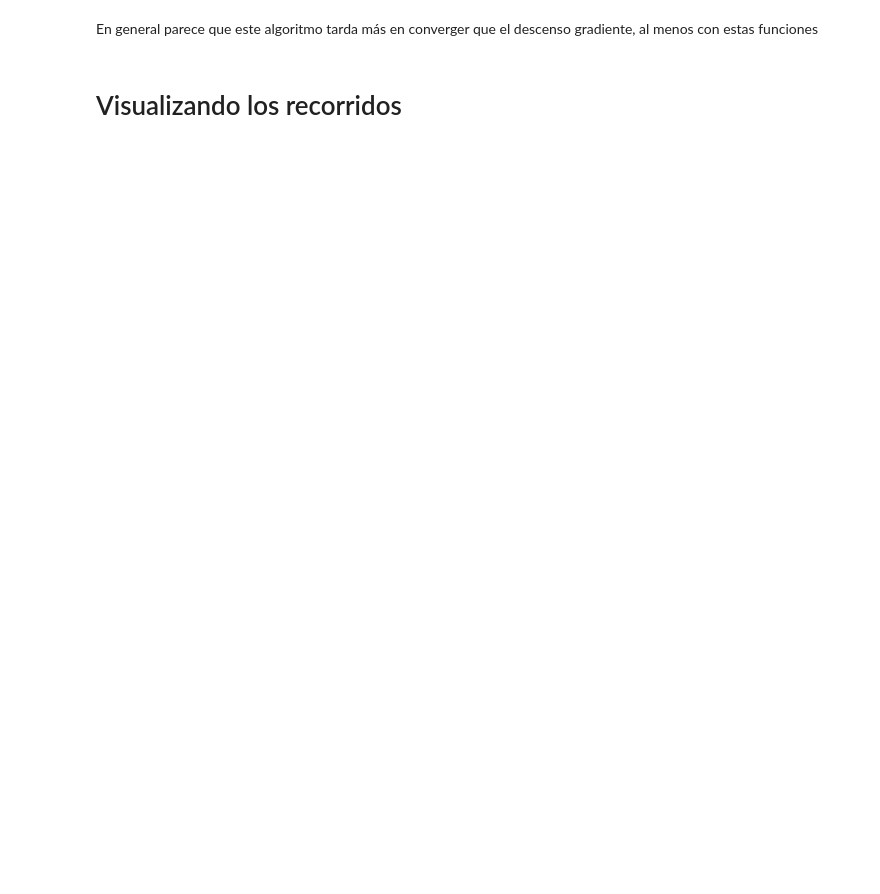
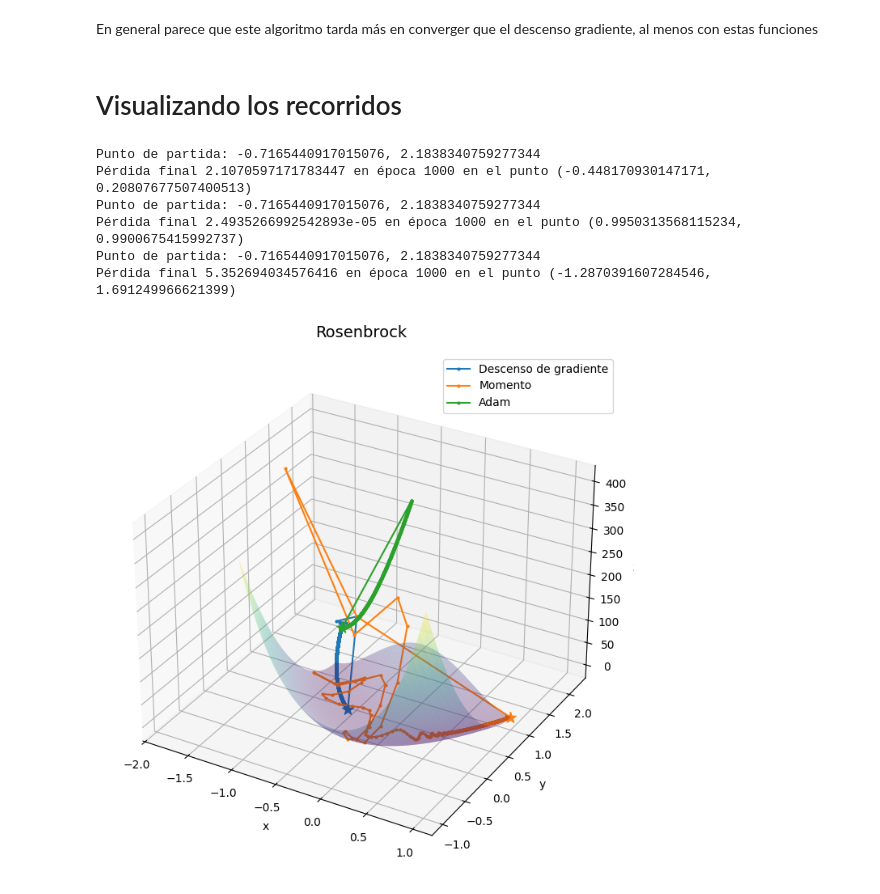
Before and after one commit to Kauboimausu/gd-momentum_gd-adam, a Jupyter notebook: practica03.ipynb, the cells around one changed output. Saved outputs shown, nothing was run; the diff lists cells and outputs as text; code cells hidden in the pictures; blank space fills up the shorter version.

```diff
--- a/practica03.ipynb
+++ b/practica03.ipynb
@@ -89,7 +89,7 @@ array([-1.41864486, -0.0642408 ])
 # %% [markdown]
 # Descenso de gradiente
 # %%
-def gd(punto_partida, criterio, lr=1e-3, n_epocas=100):
+def gd(punto_partida, criterio, lr=1e-3, n_epocas=5000, verbose=True):
     print(f"Punto de partida: {punto_partida[0]}, {punto_partida[1]}")
     punto_actual = punto_partida.clone().detach().requires_grad_(True)
     historial = [punto_actual.detach()]
@@ -108,9 +108,11 @@ def gd(punto_partida, criterio, lr=1e-3, n_epocas=100):
 
         historial.append(punto_actual.clone().detach())
 
-        if epoca % 5 == 0 or epoca < 5:
+        if verbose and (epoca % 5 == 0 or epoca < 5):
             print(f"Pérdida {perdida.item()} en época {epoca + 1} en el punto ({punto_actual[0]}, {punto_actual[1]})")
 
+    print(f"Pérdida final {perdida.item()} en época {epoca + 1} en el punto ({punto_actual[0]}, {punto_actual[1]})")
+
     return punto_actual, historial
 # %% [markdown]
 Ahora probaremos las funciones con lr, que parece funcionar más o menos bien
@@ -286,7 +288,7 @@ Pérdida -45.947811126708984 en época 96 en el punto (-2.759246587753296, -0.83
 # Descenso de gradiente con momento
 # %%
 # este es casi lo mismo, solo necesita unos ajustes
-def gd_con_momento(punto_partida, criterio, lr=1e-03, momento=0.9, n_epocas=100):
+def gd_con_momento(punto_partida, criterio, lr=1e-03, momento=0.9, n_epocas=5000, verbose=True):
     print(f"Punto de partida: {punto_partida[0]}, {punto_partida[1]}")
     punto_actual = punto_partida.clone().detach().requires_grad_(True)
     cambio = 0
@@ -307,9 +309,11 @@ def gd_con_momento(punto_partida, criterio, lr=1e-03, momento=0.9, n_epocas=100)
 
         historial.append(punto_actual.clone().detach())
 
-        if epoca % 5 == 0 or epoca < 5:
+        if verbose and (epoca % 5 == 0 or epoca < 5):
             print(f"Pérdida {perdida.item()} en época {epoca + 1} en el punto ({punto_actual[0]}, {punto_actual[1]})")
 
+    print(f"Pérdida final {perdida.item()} en época {epoca + 1} en el punto ({punto_actual[0]}, {punto_actual[1]})")
+
     return punto_actual, historial
 # %% [markdown]
 ## Descenso de gradiente con momento en __Rosenbrock__
@@ -646,8 +650,7 @@ Pérdida nan en época 96 en el punto (nan, nan)
 # %% [markdown]
 # Método __ADAM__
 # %%
-# este es casi lo mismo, solo necesita unos ajustes
-def adam(punto_partida, criterio, lr=1e-03, beta1=0.9, beta2=0.999, eps=1e-8, n_epocas=100):
+def adam(punto_partida, criterio, lr=1e-03, beta1=0.9, beta2=0.999, eps=1e-8, n_epocas=5000, verbose=True):
     print(f"Punto de partida: {punto_partida[0]}, {punto_partida[1]}")
     punto_actual = punto_partida.clone().detach().requires_grad_(True)
     m = torch.zeros_like(punto_actual) # primer momento
@@ -673,9 +676,11 @@ def adam(punto_partida, criterio, lr=1e-03, beta1=0.9, beta2=0.999, eps=1e-8, n_
 
         historial.append(punto_actual.clone().detach())
 
-        if epoca % 5 == 0 or epoca < 5:
+        if verbose and (epoca % 5 == 0 or epoca < 5):
             print(f"Pérdida {perdida.item()} en época {epoca + 1} en el punto ({punto_actual[0]}, {punto_actual[1]})")
 
+    print(f"Pérdida final {perdida.item()} en época {epoca + 1} en el punto ({punto_actual[0]}, {punto_actual[1]})")
+
     return punto_actual, historial
 # %% [markdown]
 ## ADAM para __Rosenbrock__
@@ -892,2 +891,22 @@ def plot_trayectorias(funcion, historiales, etiquetas, rango=(-5, 5), puntos=100
     plt.tight_layout()
     plt.show()
+# %%
+_, hist_gd   = gd(torch.tensor(puntos_iniciales, requires_grad=True, dtype=torch.float32), rosenbrock, lr=1e-3, verbose=False)
+_, hist_gd_momentum   = gd_con_momento(torch.tensor(puntos_iniciales, requires_grad=True, dtype=torch.float32), rosenbrock, lr=1e-3, verbose=False)
+_, hist_adam = adam(torch.tensor(puntos_iniciales, requires_grad=True, dtype=torch.float32), rosenbrock, lr=1e-3, verbose=False)
+
+plot_trayectorias(
+    funcion=rosenbrock,
+    nombre_funcion="Rosenbrock",
+    historiales=[hist_gd, hist_gd_momentum, hist_adam],
+    nombres_optimizadores=["Descenso de gradiente", "Momento", "Adam"],
+    rango=(-1, 1)
+)
+# %% [output]
+Punto de partida: -0.7165440917015076, 2.1838340759277344
+Pérdida final 2.1070597171783447 en época 1000 en el punto (-0.448170930147171, 0.20807677507400513)
+Punto de partida: -0.7165440917015076, 2.1838340759277344
+Pérdida final 2.4935266992542893e-05 en época 1000 en el punto (0.9950313568115234, 0.9900675415992737)
+Punto de partida: -0.7165440917015076, 2.1838340759277344
+Pérdida final 5.352694034576416 en época 1000 en el punto (-1.2870391607284546, 1.691249966621399)
+[figure, added]
```
Also changed, not shown: parts of 45 cells of this notebook.
